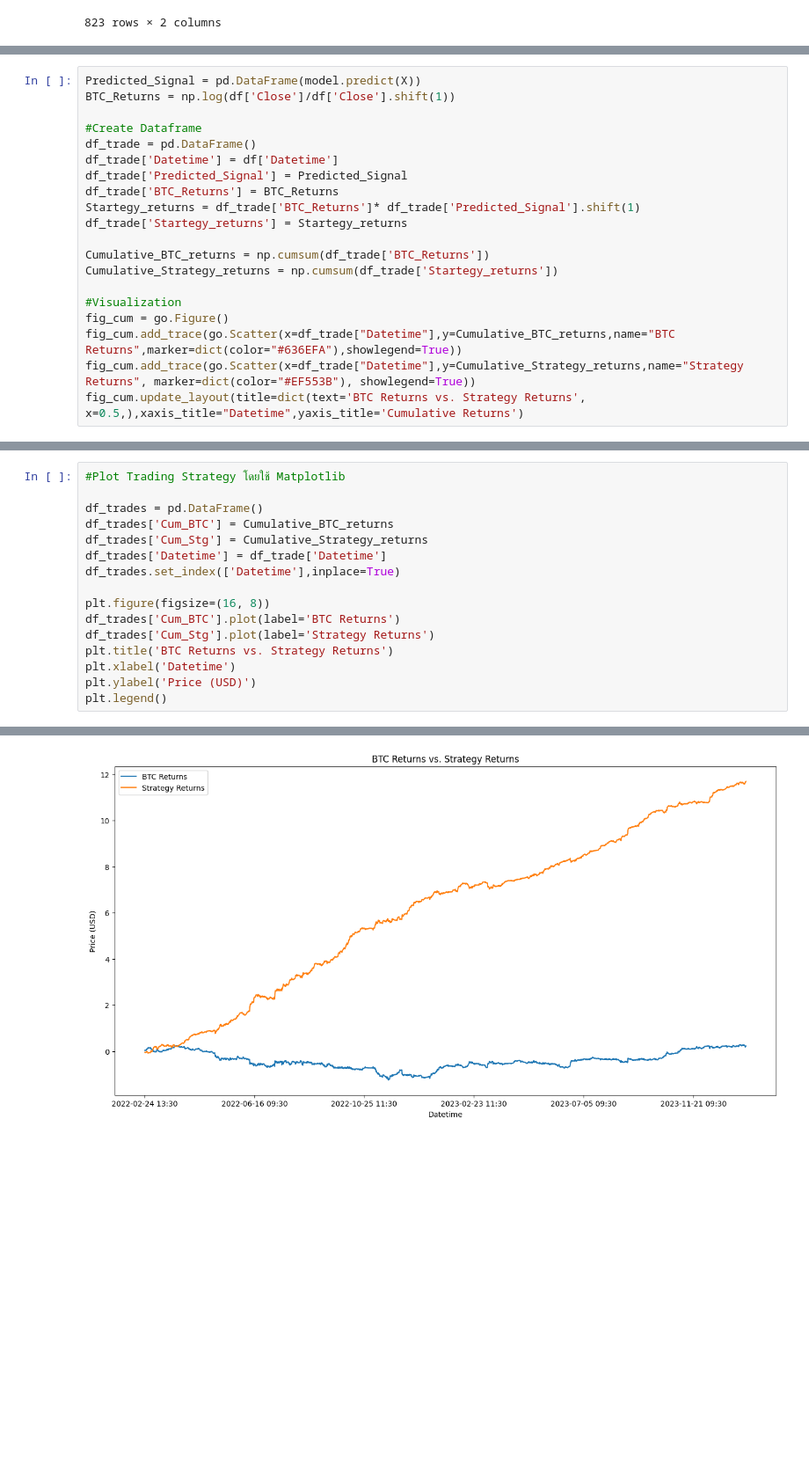
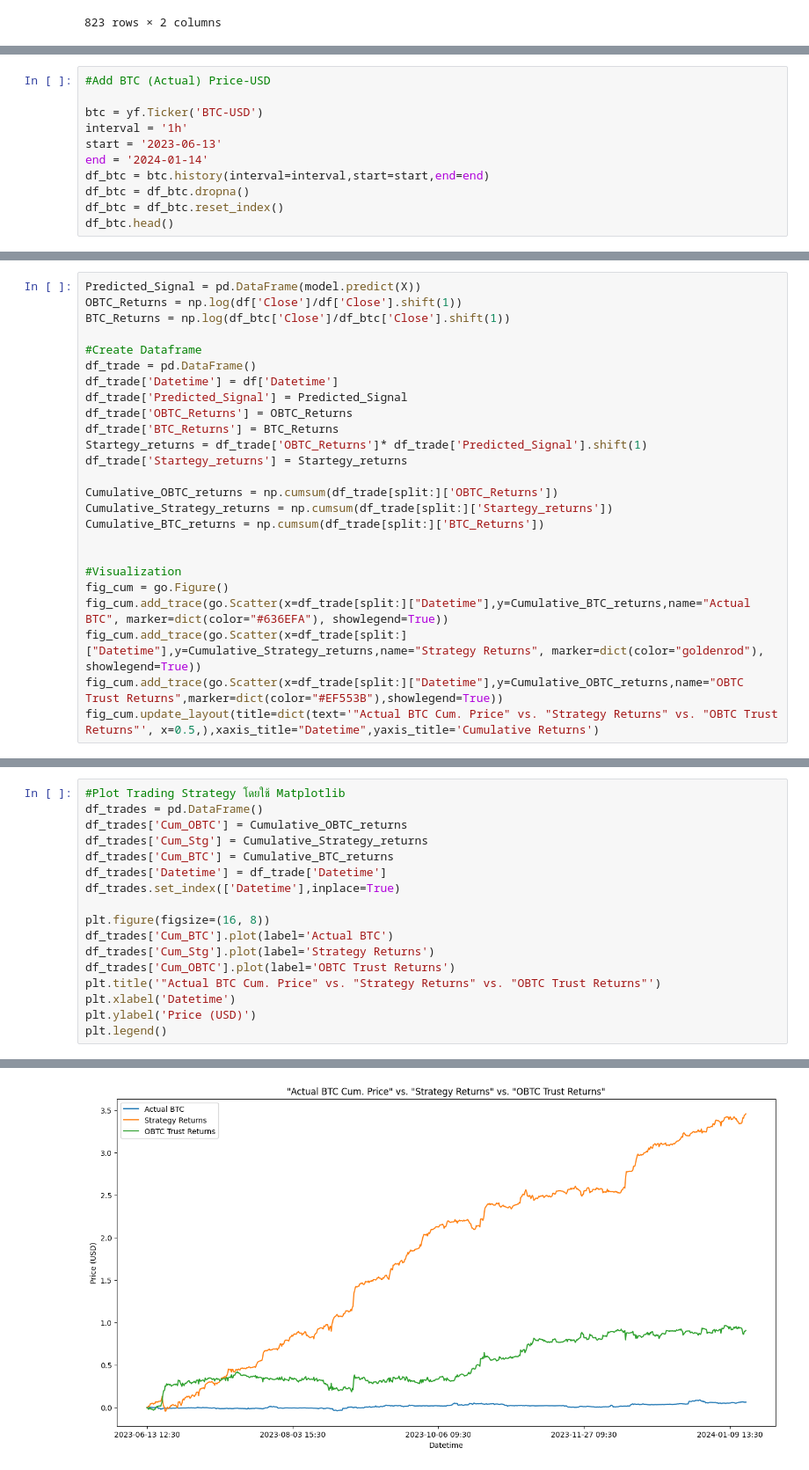
Before and after one commit to KunakornMart/DADS6003, a Jupyter notebook: ML_6610422020_Kunakorn_LogisticRegression.ipynb, the cells around one changed output, grey strips where cells are left out. Shown at 88% size. Saved outputs shown, nothing was run; the diff lists cells and outputs as text; blank space fills up the shorter version.

```diff
--- a/ML_6610422020_Kunakorn_LogisticRegression.ipynb
+++ b/ML_6610422020_Kunakorn_LogisticRegression.ipynb
@@ -419,0 +429,11 @@ display(df_predict2)
+# %%
+#Add BTC (Actual) Price-USD
+
+btc = yf.Ticker('BTC-USD')
+interval = '1h'
+start = '2023-06-13'
+end = '2024-01-14'
+df_btc = btc.history(interval=interval,start=start,end=end)
+df_btc = df_btc.dropna()
+df_btc = df_btc.reset_index()
+df_btc.head()
@@ -422,41 +449,47 @@ Create Trading Strategy Using The Model
 # %%
 Predicted_Signal = pd.DataFrame(model.predict(X))
-BTC_Returns = np.log(df['Close']/df['Close'].shift(1))
+OBTC_Returns = np.log(df['Close']/df['Close'].shift(1))
+BTC_Returns = np.log(df_btc['Close']/df_btc['Close'].shift(1))
 
 #Create Dataframe
 df_trade = pd.DataFrame()
 df_trade['Datetime'] = df['Datetime']
 df_trade['Predicted_Signal'] = Predicted_Signal
+df_trade['OBTC_Returns'] = OBTC_Returns
 df_trade['BTC_Returns'] = BTC_Returns
-Startegy_returns = df_trade['BTC_Returns']* df_trade['Predicted_Signal'].shift(1)
+Startegy_returns = df_trade['OBTC_Returns']* df_trade['Predicted_Signal'].shift(1)
 df_trade['Startegy_returns'] = Startegy_returns
 
-Cumulative_BTC_returns = np.cumsum(df_trade['BTC_Returns'])
-Cumulative_Strategy_returns = np.cumsum(df_trade['Startegy_returns'])
+Cumulative_OBTC_returns = np.cumsum(df_trade[split:]['OBTC_Returns'])
+Cumulative_Strategy_returns = np.cumsum(df_trade[split:]['Startegy_returns'])
+Cumulative_BTC_returns = np.cumsum(df_trade[split:]['BTC_Returns'])
+
 
 #Visualization
 fig_cum = go.Figure()
-fig_cum.add_trace(go.Scatter(x=df_trade["Datetime"],y=Cumulative_BTC_returns,name="BTC Returns",marker=dict(color="#636EFA"),showlegend=True))
-fig_cum.add_trace(go.Scatter(x=df_trade["Datetime"],y=Cumulative_Strategy_returns,name="Strategy Returns", marker=dict(color="#EF553B"), showlegend=True))
-fig_cum.update_layout(title=dict(text='BTC Returns vs. Strategy Returns', x=0.5,),xaxis_title="Datetime",yaxis_title='Cumulative Returns')
+fig_cum.add_trace(go.Scatter(x=df_trade[split:]["Datetime"],y=Cumulative_BTC_returns,name="Actual BTC", marker=dict(color="#636EFA"), showlegend=True))
+fig_cum.add_trace(go.Scatter(x=df_trade[split:]["Datetime"],y=Cumulative_Strategy_returns,name="Strategy Returns", marker=dict(color="goldenrod"), showlegend=True))
+fig_cum.add_trace(go.Scatter(x=df_trade[split:]["Datetime"],y=Cumulative_OBTC_returns,name="OBTC Trust Returns",marker=dict(color="#EF553B"),showlegend=True))
+fig_cum.update_layout(title=dict(text='"Actual BTC Cum. Price" vs. "Strategy Returns" vs. "OBTC Trust Returns"', x=0.5,),xaxis_title="Datetime",yaxis_title='Cumulative Returns')
 # %% [output]
 [interactive output not drawn]
 # %%
 #Plot Trading Strategy โดยใช้ Matplotlib
-
 df_trades = pd.DataFrame()
+df_trades['Cum_OBTC'] = Cumulative_OBTC_returns
+df_trades['Cum_Stg'] = Cumulative_Strategy_returns
 df_trades['Cum_BTC'] = Cumulative_BTC_returns
-df_trades['Cum_Stg'] = Cumulative_Strategy_returns
 df_trades['Datetime'] = df_trade['Datetime']
 df_trades.set_index(['Datetime'],inplace=True)
 
 plt.figure(figsize=(16, 8))
-df_trades['Cum_BTC'].plot(label='BTC Returns')
+df_trades['Cum_BTC'].plot(label='Actual BTC')
 df_trades['Cum_Stg'].plot(label='Strategy Returns')
-plt.title('BTC Returns vs. Strategy Returns')
+df_trades['Cum_OBTC'].plot(label='OBTC Trust Returns')
+plt.title('"Actual BTC Cum. Price" vs. "Strategy Returns" vs. "OBTC Trust Returns"')
 plt.xlabel('Datetime')
 plt.ylabel('Price (USD)')
 plt.legend()
 # %% [output]
 <matplotlib.legend.Legend at 0x...>
-[figure, old version]
+[figure, new version]
```
Also changed, not shown: parts of 7 cells of this notebook.
